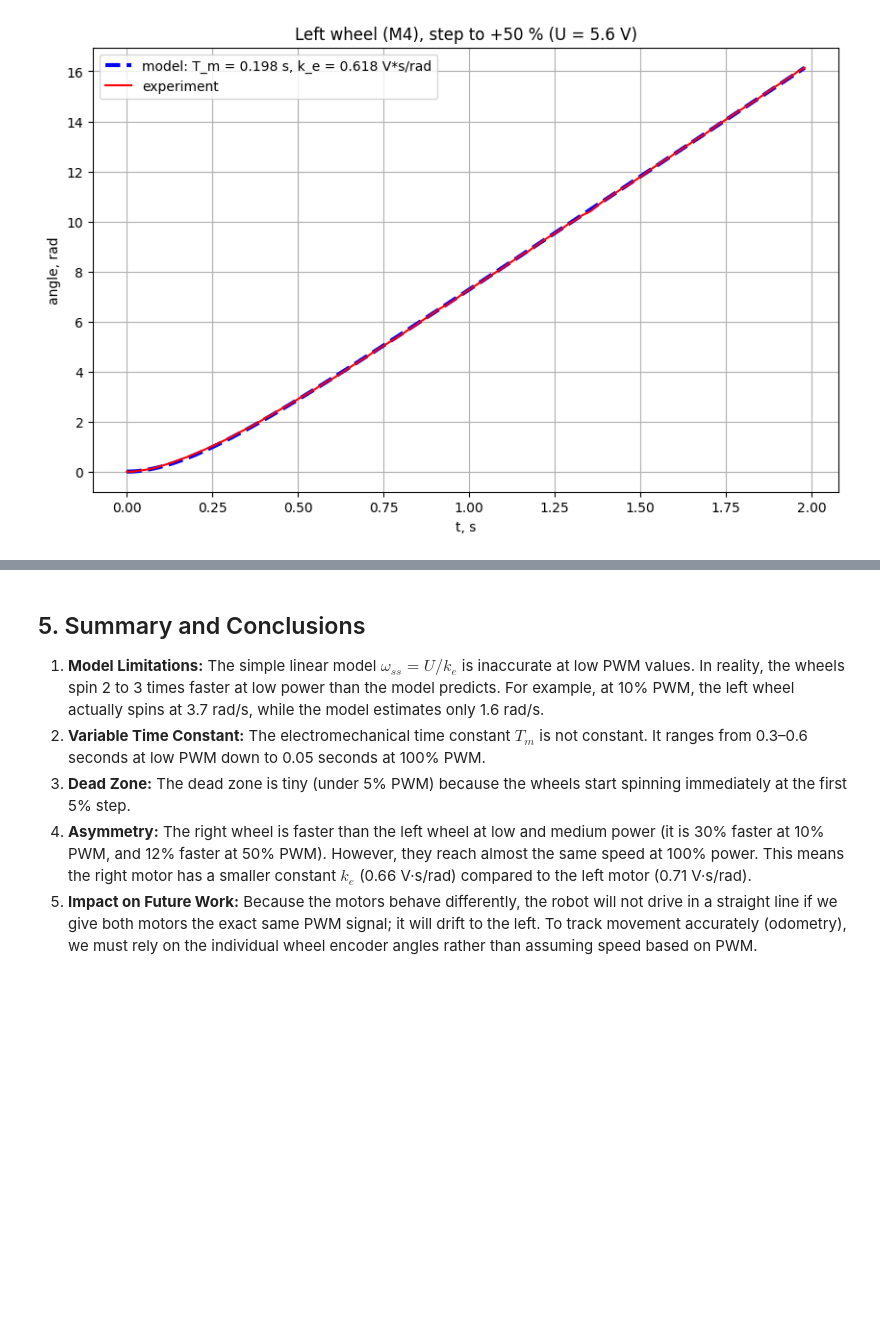
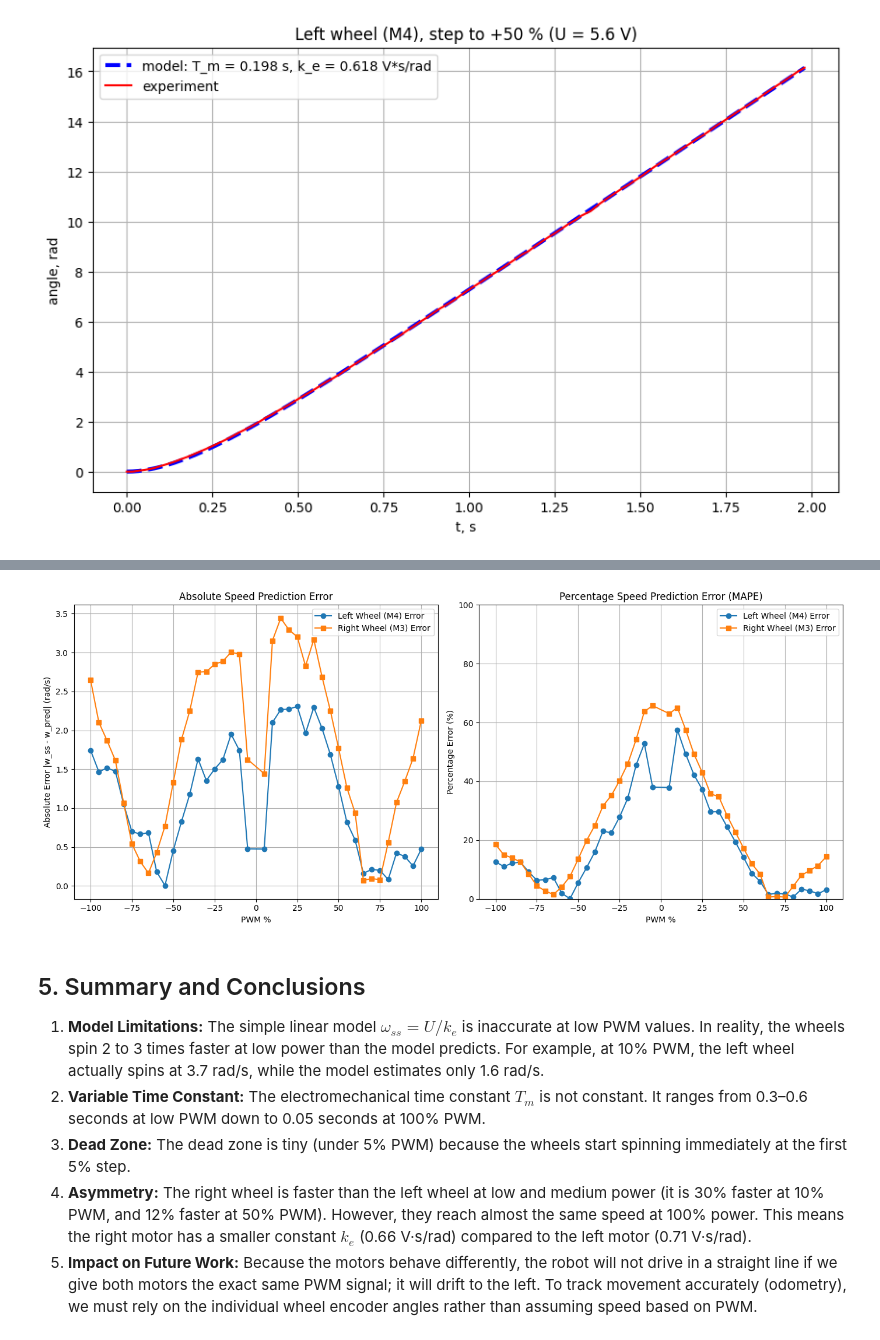
Before and after one commit to AdhambekYashnarbekov/CS413_Robotics-, a Jupyter notebook: week5/week5_code.ipynb, the cells around one changed output, grey strips where cells are left out. Drawn from its saved outputs; the diff is of its cells as text; code cells hidden in the pictures; blank space fills up the shorter version.

```diff
--- a/week5/week5_code.ipynb
+++ b/week5/week5_code.ipynb
@@ -174,3 +308,43 @@ plt.show()
+# %%
+# Plotting the speed prediction errors across different PWM levels
+plt.figure(figsize=(14, 6), dpi=100)
+
+# Left and Right DataFrames excluding PWM = 0
+left_valid = left_df[left_df['PWM'] != 0].copy()
+right_valid = right_df[right_df['PWM'] != 0].copy()
+
+# Calculate point-by-point errors
+left_valid['abs_err'] = np.abs(left_valid['w_ss'] - left_valid['w_pred'])
+left_valid['pct_err'] = (left_valid['abs_err'] / np.abs(left_valid['w_ss'])) * 100
+
+right_valid['abs_err'] = np.abs(right_valid['w_ss'] - right_valid['w_pred'])
+right_valid['pct_err'] = (right_valid['abs_err'] / np.abs(right_valid['w_ss'])) * 100
+
+# Subplot 1: Absolute Error (rad/s)
+plt.subplot(1, 2, 1)
+plt.plot(left_valid['PWM'], left_valid['abs_err'], 'o-', label='Left Wheel (M4) Error')
+plt.plot(right_valid['PWM'], right_valid['abs_err'], 's-', label='Right Wheel (M3) Error')
+plt.xlabel('PWM %')
+plt.ylabel('Absolute Error |w_ss - w_pred| (rad/s)')
+plt.title('Absolute Speed Prediction Error')
+plt.grid(True)
+plt.legend()
+
+# Subplot 2: Percentage Error (%)
+plt.subplot(1, 2, 2)
+plt.plot(left_valid['PWM'], left_valid['pct_err'], 'o-', label='Left Wheel (M4) Error')
+plt.plot(right_valid['PWM'], right_valid['pct_err'], 's-', label='Right Wheel (M3) Error')
+plt.xlabel('PWM %')
+plt.ylabel('Percentage Error (%)')
+plt.title('Percentage Speed Prediction Error (MAPE)')
+plt.ylim(0, 100)  # Limit to 100% for readability (very low PWM values spike high)
+plt.grid(True)
+plt.legend()
+
+plt.tight_layout()
+plt.show()
+# %% [output]
+[figure, added]
 # %% [markdown]
 ## 5. Summary and Conclusions
 
```
Also changed, not shown: parts of 6 cells of this notebook.
